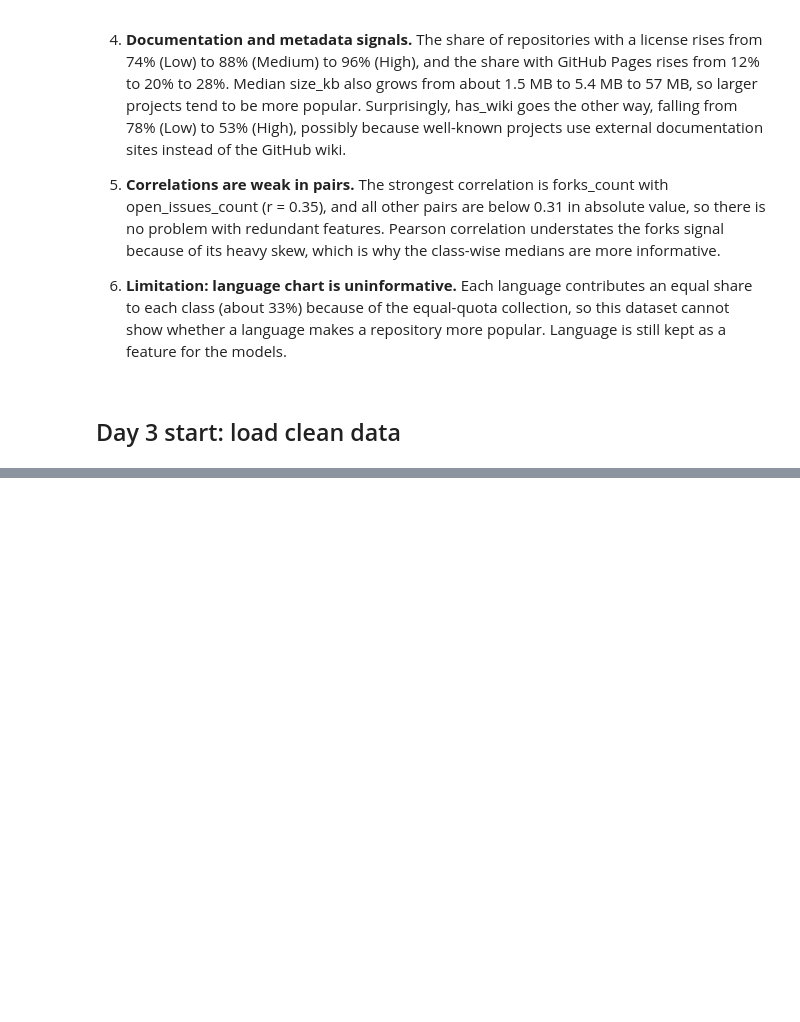
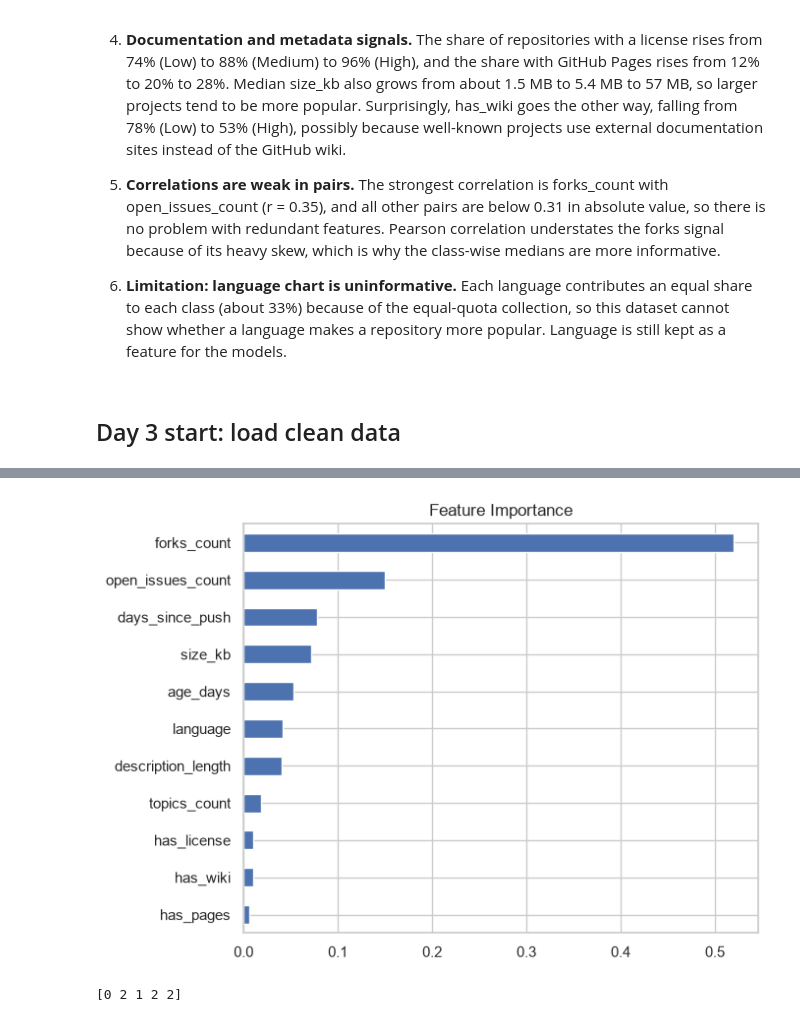
Before and after one commit to anu-xo/StarGazerAI, a Jupyter notebook: nootbooks/starsight.ipynb, the cells around one changed output, grey strips where cells are left out. Cells and saved outputs as stored; diff of their text form; code cells hidden in the pictures; blank space fills up the shorter version.

```diff
--- a/nootbooks/starsight.ipynb
+++ b/nootbooks/starsight.ipynb
@@ -430,0 +432,13 @@ NameError: name 'lr_pipe' is not defined
+# %%
+imp_model = models["Random Forest"]   # or "XGBoost"
+names = imp_model.named_steps["prep"].get_feature_names_out()
+imp = pd.Series(imp_model.named_steps["clf"].feature_importances_, index=names)
+
+# merge the one-hot language columns into a single "language" bar
+imp.index = ["language" if "language_" in n else n.split("__")[-1] for n in imp.index]
+imp = imp.groupby(level=0).sum().sort_values()
+
+imp.plot(kind="barh", figsize=(7, 5), title="Feature Importance")
+plt.tight_layout(); plt.savefig("screenshots/feature_importance.png", dpi=150); plt.show()
+# %% [output]
+[figure, added]
@@ -430,0 +448,5 @@ NameError: name 'lr_pipe' is not defined
+# %%
+m = joblib.load("models/best_model.joblib")
+print(m.predict(X_test.head()))
+# %% [output]
+[0 2 1 2 2]
```
Also changed, not shown: parts of 22 cells of this notebook, 1 other file.
